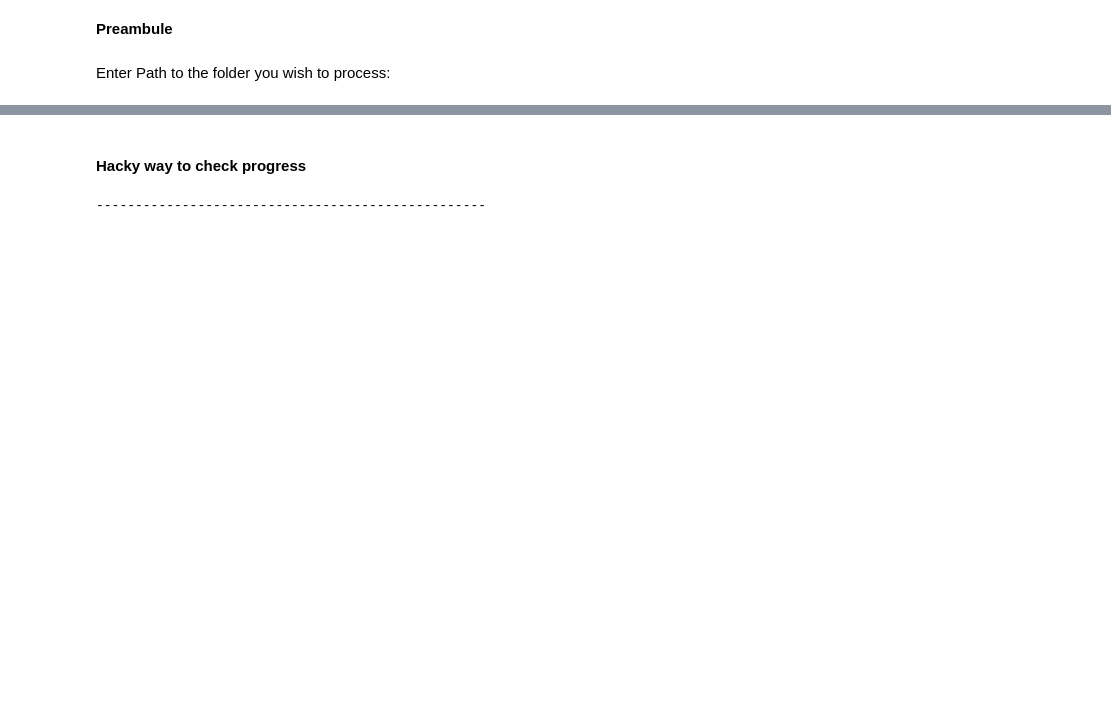
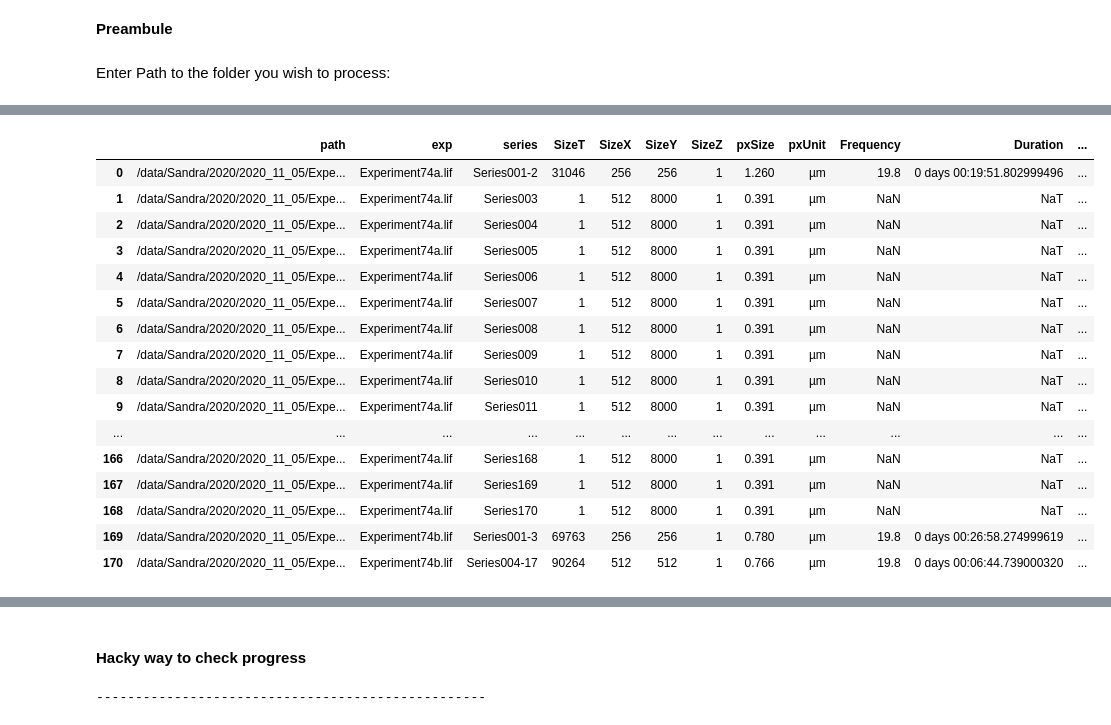
Before and after one commit to szarma/Physio_Ca, a Jupyter notebook: notebooks/series2rois_6.ipynb, the cells around one changed output, grey strips where cells are left out. Drawn from its saved outputs; the diff is of its cells as text; code cells hidden in the pictures; blank space fills up the shorter version.

```diff
--- a/notebooks/series2rois_6.ipynb
+++ b/notebooks/series2rois_6.ipynb
@@ -205,7 +205,7 @@ def import_data(recordings,forceMetadataParse=False):
 # %% [markdown]
 Enter Path to the folder you wish to process:
 # %%
-mainFolder = "/data/Sandra/2019"
+mainFolder = "/data/Sandra/2020/2020_11_05/"
 # mainFolder = "/data/Marjan/MB2020_lifs_2_2/Arginine-photon-counting/"
 # mainFolder = "/data/Sandra/2019/2019_09_03/"
 
@@ -213,7 +213,7 @@ mainFolder = "/data/Sandra/2019"
 recordings = []
 for cur,ds,fs in os.walk(mainFolder):
     #### if you wish to restrict to only certain folders: ####
-    if "2019_11_" not in cur: continue
+#     if "2020_11_05" not in cur: continue
     for f in fs:
         if not (f.endswith(".lif")):# or f.endswith(".nd2")):
             continue
@@ -239,3 +332,23 @@ Recording /data/Sandra/2019/2019_11_12/Experiment41b.lif not yet preprocessed. P
+# %%
+status_orig
+# %% [output]
+|  | path | exp | series | SizeT | SizeX | SizeY | SizeZ | pxSize | pxUnit | Frequency | Duration | ... |
+| 0 | /data/Sandra/2020/2020_11_05/Expe... | Experiment74a.lif | Series001-2 | 31046 | 256 | 256 | 1 | 1.260 | µm | 19.8 | 0 days 00:19:51.802999496 | ... |
+| 1 | /data/Sandra/2020/2020_11_05/Expe... | Experiment74a.lif | Series003 | 1 | 512 | 8000 | 1 | 0.391 | µm | NaN | NaT | ... |
+| 2 | /data/Sandra/2020/2020_11_05/Expe... | Experiment74a.lif | Series004 | 1 | 512 | 8000 | 1 | 0.391 | µm | NaN | NaT | ... |
+| 3 | /data/Sandra/2020/2020_11_05/Expe... | Experiment74a.lif | Series005 | 1 | 512 | 8000 | 1 | 0.391 | µm | NaN | NaT | ... |
+| 4 | /data/Sandra/2020/2020_11_05/Expe... | Experiment74a.lif | Series006 | 1 | 512 | 8000 | 1 | 0.391 | µm | NaN | NaT | ... |
+| 5 | /data/Sandra/2020/2020_11_05/Expe... | Experiment74a.lif | Series007 | 1 | 512 | 8000 | 1 | 0.391 | µm | NaN | NaT | ... |
+| 6 | /data/Sandra/2020/2020_11_05/Expe... | Experiment74a.lif | Series008 | 1 | 512 | 8000 | 1 | 0.391 | µm | NaN | NaT | ... |
+| 7 | /data/Sandra/2020/2020_11_05/Expe... | Experiment74a.lif | Series009 | 1 | 512 | 8000 | 1 | 0.391 | µm | NaN | NaT | ... |
+| 8 | /data/Sandra/2020/2020_11_05/Expe... | Experiment74a.lif | Series010 | 1 | 512 | 8000 | 1 | 0.391 | µm | NaN | NaT | ... |
+| 9 | /data/Sandra/2020/2020_11_05/Expe... | Experiment74a.lif | Series011 | 1 | 512 | 8000 | 1 | 0.391 | µm | NaN | NaT | ... |
+| ... | ... | ... | ... | ... | ... | ... | ... | ... | ... | ... | ... | ... |
+| 166 | /data/Sandra/2020/2020_11_05/Expe... | Experiment74a.lif | Series168 | 1 | 512 | 8000 | 1 | 0.391 | µm | NaN | NaT | ... |
+| 167 | /data/Sandra/2020/2020_11_05/Expe... | Experiment74a.lif | Series169 | 1 | 512 | 8000 | 1 | 0.391 | µm | NaN | NaT | ... |
+| 168 | /data/Sandra/2020/2020_11_05/Expe... | Experiment74a.lif | Series170 | 1 | 512 | 8000 | 1 | 0.391 | µm | NaN | NaT | ... |
+| 169 | /data/Sandra/2020/2020_11_05/Expe... | Experiment74b.lif | Series001-3 | 69763 | 256 | 256 | 1 | 0.780 | µm | 19.8 | 0 days 00:26:58.274999619 | ... |
+| 170 | /data/Sandra/2020/2020_11_05/Expe... | Experiment74b.lif | Series004-17 | 90264 | 512 | 512 | 1 | 0.766 | µm | 19.8 | 0 days 00:06:44.739000320 | ... |
 # %%
 # for _,row in status_orig.iterrows():
 #     print (f"""/data/useful_notebooks/process_single.py --rec='{row.path}' --ser='{row.series}' --verbose""")
```
Also changed, not shown: parts of 16 cells of this notebook, 3 other files.
